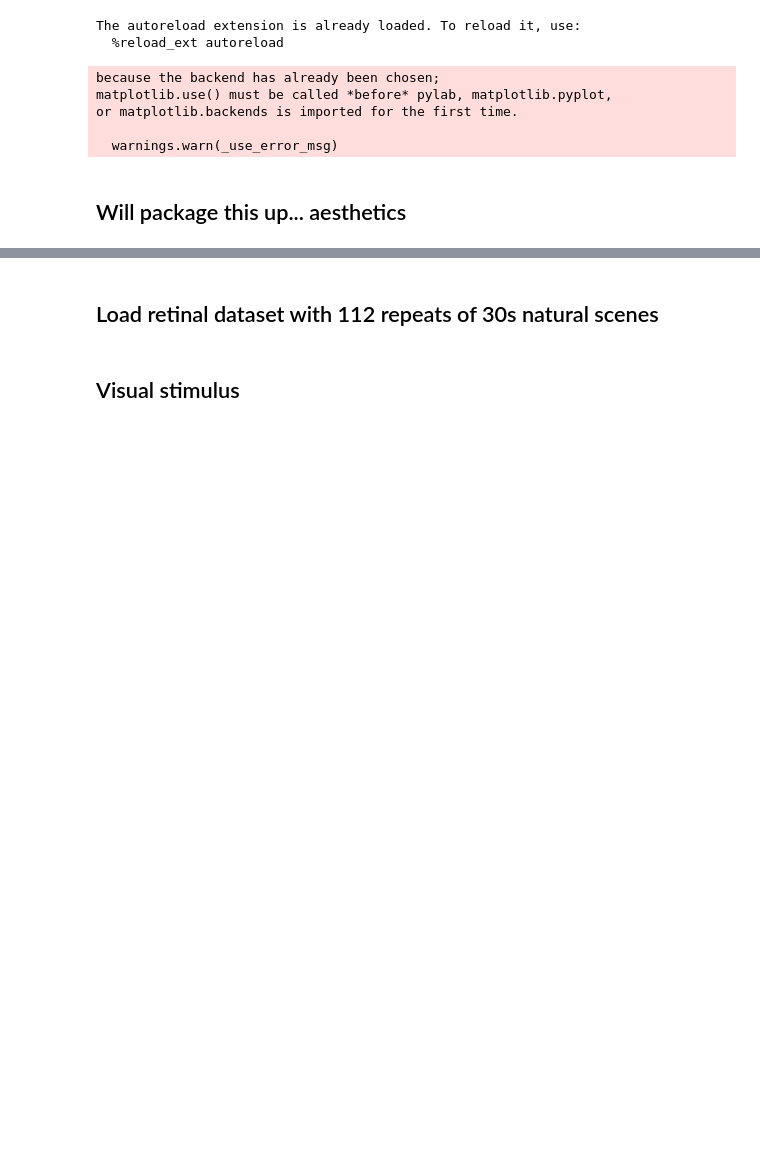
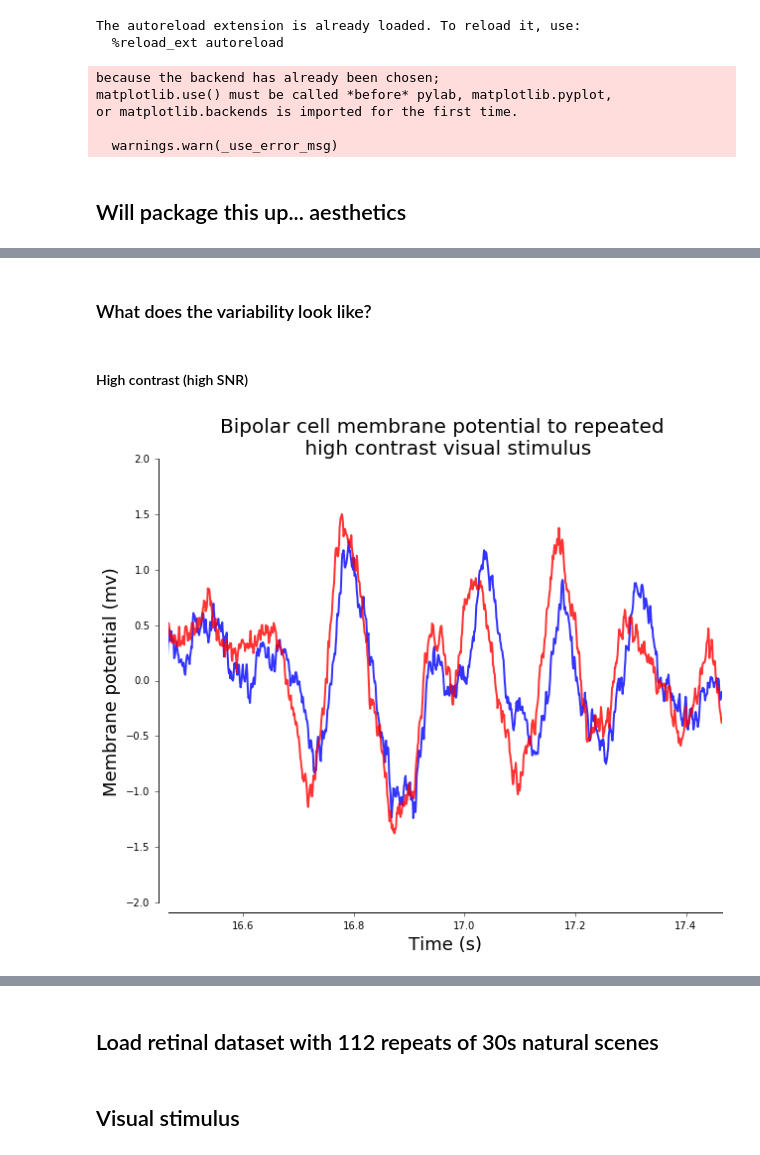
Before and after one commit to lmcintosh/deep-retina-tutorial, a Jupyter notebook: introduction.ipynb, the cells around one changed output, grey strips where cells are left out. Saved outputs shown, nothing was run; the diff lists cells and outputs as text; code cells hidden in the pictures; blank space fills up the shorter version.

Commit message:
added bipolar cell membrane potential data

```diff
--- a/introduction.ipynb
+++ b/introduction.ipynb
@@ -60,0 +67,31 @@ def adjust_spines(ax, spines):
+# %%
+bipolar_cell_h1 = np.loadtxt('data/bipolarcell_h1.txt', skiprows=1)
+bipolar_cell_h2 = np.loadtxt('data/bipolarcell_h2.txt', skiprows=1)
+sampling_rate = 1000.
+time = np.linspace(0,len(bipolar_cell_h1)/sampling_rate, len(bipolar_cell_h1))
+# %%
+bipolar_cell_l1 = np.loadtxt('data/bipolarcell_l1.txt', skiprows=1)
+bipolar_cell_l2 = np.loadtxt('data/bipolarcell_l2.txt', skiprows=1)
+sampling_rate = 1000.
+time = np.linspace(0,len(bipolar_cell_l1)/sampling_rate, len(bipolar_cell_l1))
+# %% [markdown]
+### What does the variability look like?
+# %% [markdown]
+#### High contrast (high SNR)
+# %%
+plt.plot(time, bipolar_cell_h1, 'b', linewidth=2, alpha=0.8)
+plt.plot(time, bipolar_cell_h2, 'r', linewidth=2, alpha=0.8)
+plt.title('Bipolar cell membrane potential to repeated \n high contrast visual stimulus', fontsize=20)
+plt.ylabel('Membrane potential (mv)', fontsize=18)
+plt.xlabel('Time (s)', fontsize=18)
+
+# display random 1 second of data
+random_start_time = np.random.choice(time[time < np.max(time)-1])
+plt.xlim([random_start_time,random_start_time+1])
+
+# aesthetics
+plt.tick_params(axis='y', direction='out')
+plt.tick_params(axis='x', direction='out')
+adjust_spines(plt.gca(), ['left', 'bottom'])
+# %% [output]
+[figure, added]
```
Also changed, not shown: parts of 6 cells of this notebook, 4 other files.
